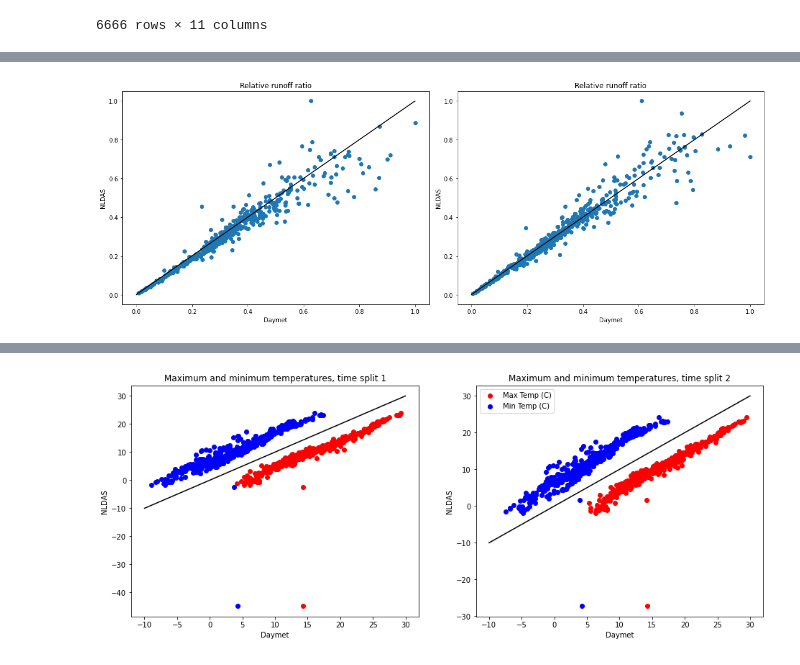
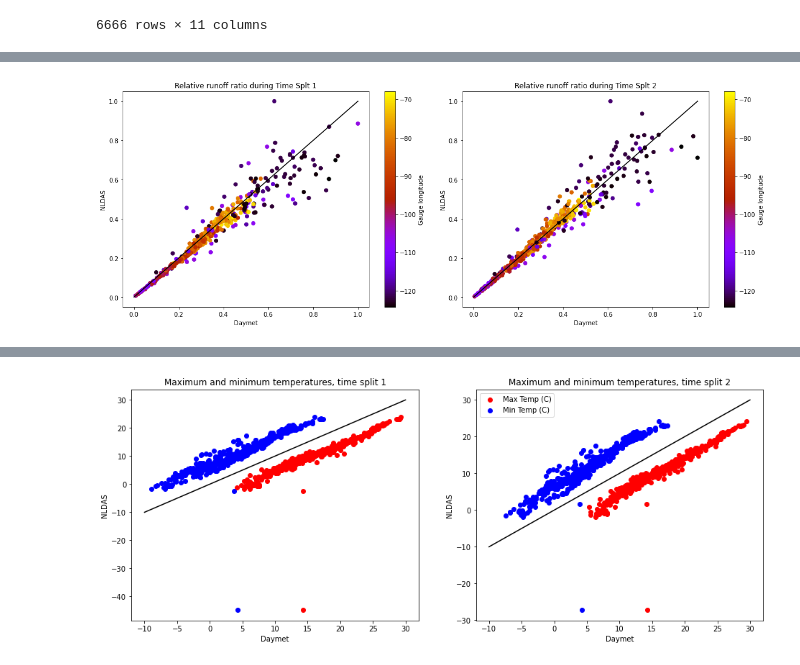
Before and after one commit to jmframe/mclstm_2021_mass_balance, a Jupyter notebook: results/make_flow_precip_runoff_coeff_ndlas_daymet.ipynb, the cells around one changed output, grey strips where cells are left out. Cells and saved outputs as stored; diff of their text form; code cells hidden in the pictures.

Commit message:
color code the precip scatter plots.

```diff
--- a/results/make_flow_precip_runoff_coeff_ndlas_daymet.ipynb
+++ b/results/make_flow_precip_runoff_coeff_ndlas_daymet.ipynb
@@ -247,18 +253,25 @@ pd_attributes
 # %%
 fig = plt.figure(figsize=cm2inch(40,15))
 for i, ts in enumerate(['ts1','ts2']):
     ax = fig.add_subplot(1, 2, i+1)
-    plt.scatter(pd_attributes[f'rr_daymet_{ts}']/np.max(pd_attributes[f'rr_daymet_{ts}']),
-                pd_attributes[f'rr_nldas_{ts}']/np.max(pd_attributes[f'rr_nldas_{ts}']))
+    sc = plt.scatter(pd_attributes[f'rr_daymet_{ts}']/np.max(pd_attributes[f'rr_daymet_{ts}']),
+                pd_attributes[f'rr_nldas_{ts}']/np.max(pd_attributes[f'rr_nldas_{ts}']),
+                c=pd_attributes['gauge_lon'], cmap='gnuplot')
     plt.plot([0,1],[0,1],"k")
     plt.xlabel("Daymet")
     plt.ylabel("NLDAS")
-    plt.title("Relative runoff ratio")
+    plt.title(f"Relative runoff ratio during Time Splt {ts[-1]}")
+
+    #legend
+    cbar = plt.colorbar(sc)
+    cbar.set_label('Gauge longitude')
+
 plt.tight_layout()
+
 plt.show()
 plt.close()
 # %% [output]
-[figure, old version]
+[figure, new version]
 # %%
 fig = plt.figure(figsize=cm2inch(40,15))
 for i, ts in enumerate(['ts1','ts2']):
```
Also changed, not shown: parts of 5 cells of this notebook.
